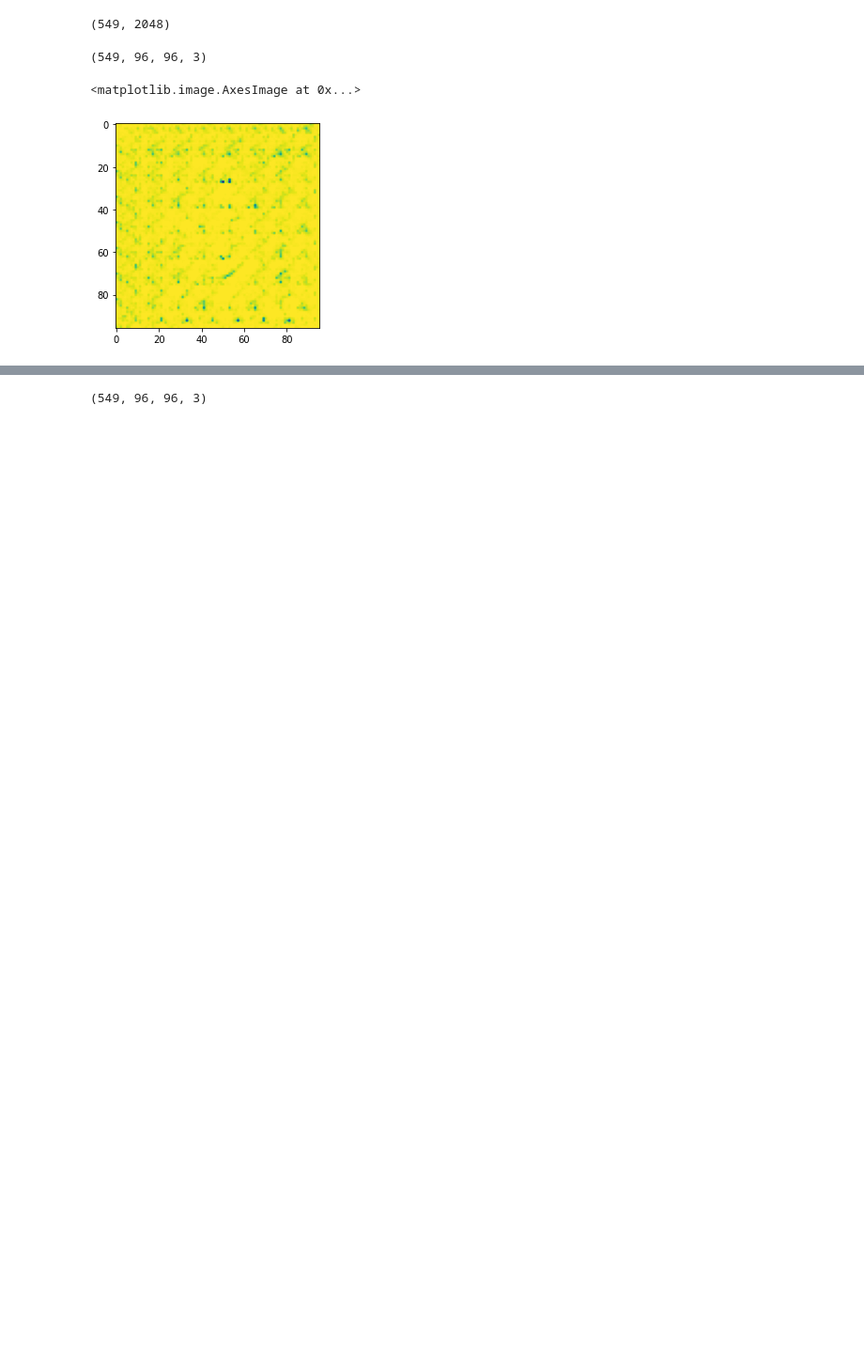
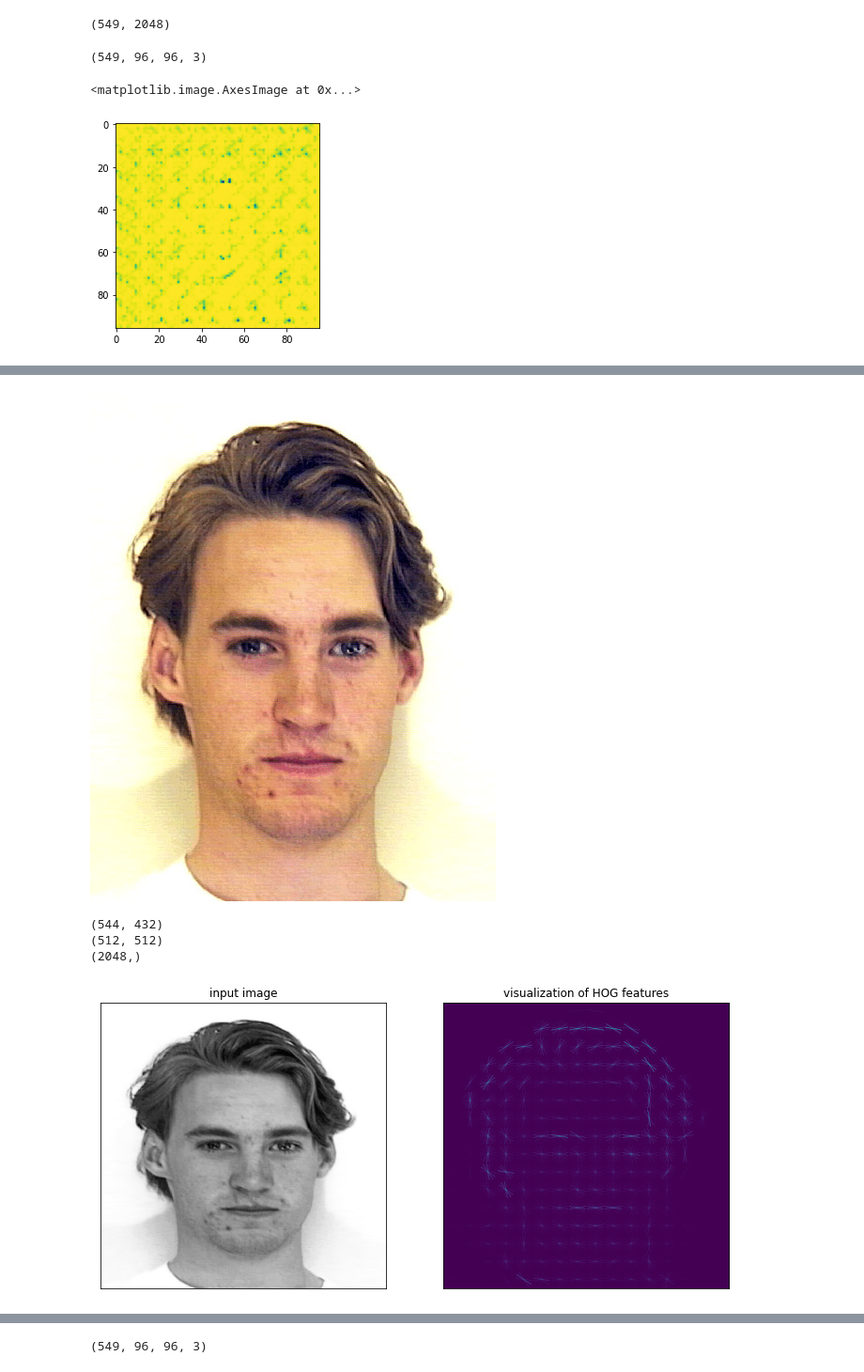
Before and after one commit to pranjanpr/GANCartoonAnimator, a Jupyter notebook: Predict_cartoons.ipynb, the cells around one changed output, grey strips where cells are left out. Shown at 94% size. Cells and saved outputs as stored; diff of their text form; code cells hidden in the pictures; blank space fills up the shorter version.

```diff
--- a/Predict_cartoons.ipynb
+++ b/Predict_cartoons.ipynb
@@ -326,0 +361,26 @@ ValueError: ignored
+# %%
+from google.colab.patches import cv2_imshow
+new_image_path = '/content/data/MyDrive/faces/dougal_grant1.jpg'
+image4 = cv2.imread(new_image_path)
+cv2_imshow(image4)
+image4 = color.rgb2gray(image4)
+print(image4.shape)
+image4 = cv2.resize(image4, (512, 512))
+print(image4.shape)
+hog_vec4, hog_vis4 = feature.hog(image4, orientations=8, pixels_per_cell=(32, 32),
+                    cells_per_block=(1, 1), visualize=True)
+
+fig4, ax4= plt.subplots(1, 2, figsize=(12, 6),
+                       subplot_kw=dict(xticks=[], yticks=[]))
+ax4[0].imshow(image4, cmap='gray')
+ax4[0].set_title('input image')
+
+ax4[1].imshow(hog_vis4)
+ax4[1].set_title('visualization of HOG features');
+print(hog_vec4.shape)
+# %% [output]
+[figure, added]
+(544, 432)
+(512, 512)
+(2048,)
+[figure, added]
```
Also changed, not shown: parts of 16 cells of this notebook.
